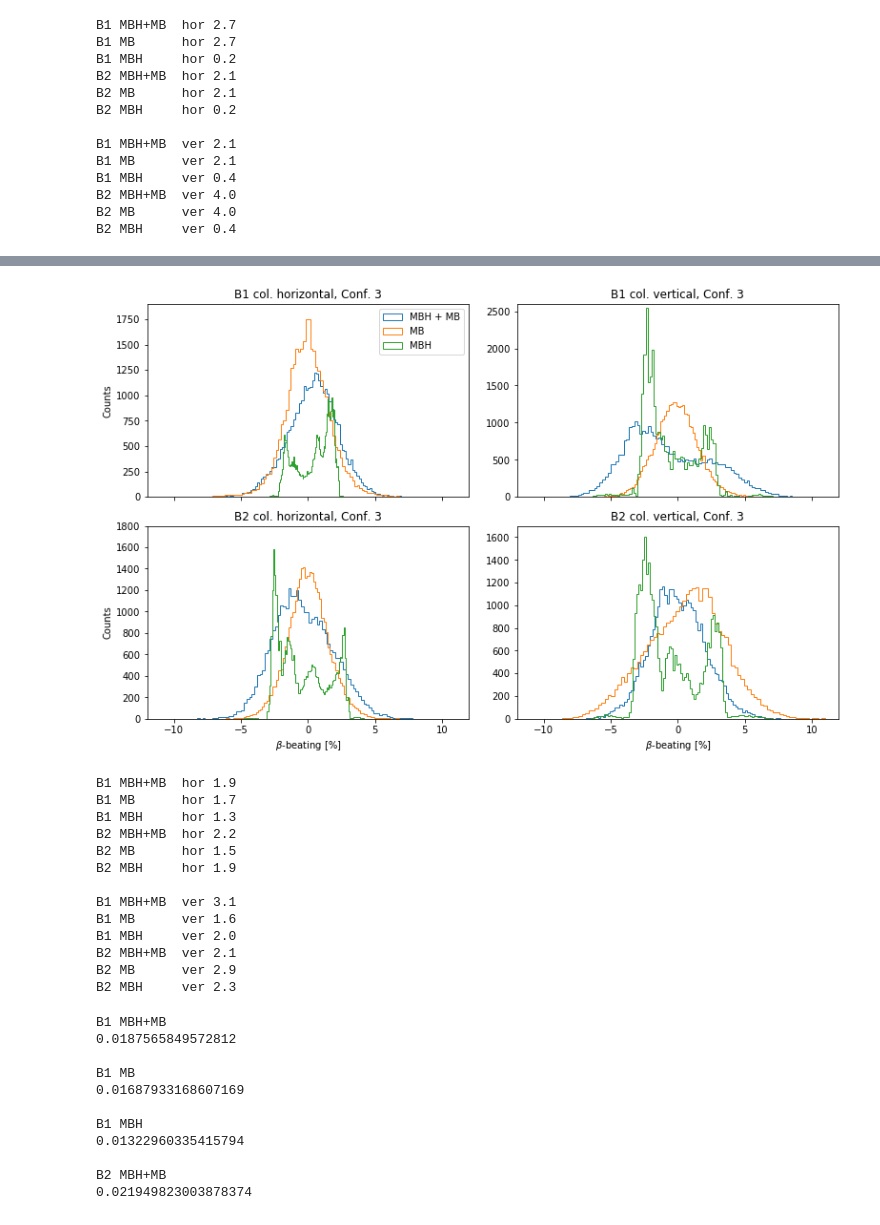
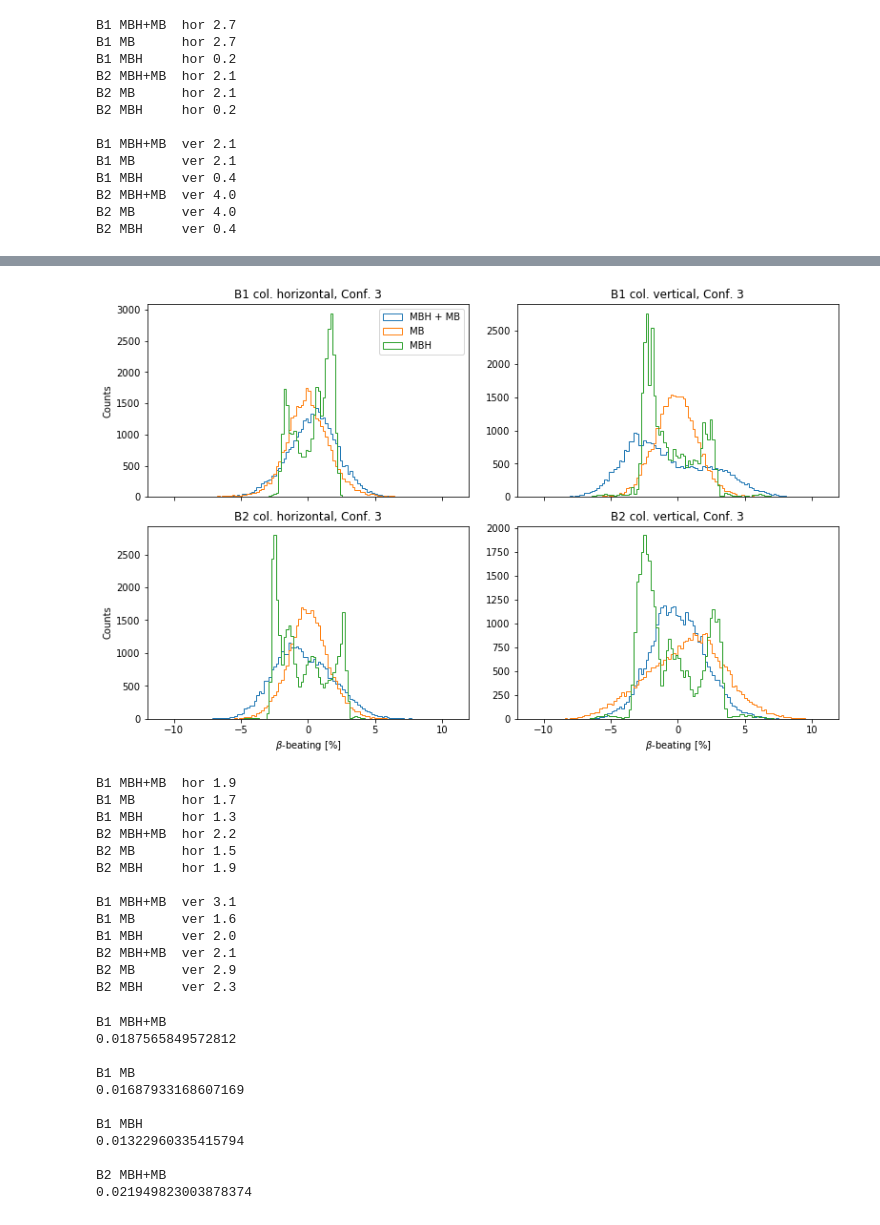
Before and after one commit to mtitze/HL-LHC, a Jupyter notebook: analyses/analysis_da_hllhc.ipynb, the cells around one changed output, grey strips where cells are left out. Cells and saved outputs as stored; diff of their text form; code cells hidden in the pictures.

```diff
--- a/analyses/analysis_da_hllhc.ipynb
+++ b/analyses/analysis_da_hllhc.ipynb
@@ -842,50 +1123,51 @@ bb23y, _ = bb.get_bb_all_seeds(datadir+'HLLHC_B2_col_MBH1_MB0_BPM_seed_{0}_ql_1.
 fig, ((ax1,ax3), (ax2,ax4)) = plt.subplots(2, 2, sharex=True,figsize=[13,8])
 
 conf="Conf. 3"
 mode="col"
+nbins=120
 
-ax1.hist(bb11x*100,bins=100,histtype='step',label='MBH + MB')
-ax1.hist(bb12x*100,bins=100,histtype='step',label='MB')
-ax1.hist(bb13x*100,bins=100,histtype='step',label='MBH')
+ax1.hist(bb11x*100,bins=nbins,range=(-11,11),histtype='step',label='MBH + MB')
+ax1.hist(bb12x*100,bins=nbins,range=(-11,11),histtype='step',label='MB')
+ax1.hist(bb13x*100,bins=nbins,range=(-11,11),histtype='step',label='MBH')
 ax1.set_title('B1 {0}. horizontal, {1}'.format(mode,conf))
 ax1.legend()
 
-ax2.hist(bb21x*100,bins=100,histtype='step')
-ax2.hist(bb22x*100,bins=100,histtype='step')
-ax2.hist(bb23x*100,bins=100,histtype='step')
+ax2.hist(bb21x*100,bins=nbins,range=(-11,11),histtype='step')
+ax2.hist(bb22x*100,bins=nbins,range=(-11,11),histtype='step')
+ax2.hist(bb23x*100,bins=nbins,range=(-11,11),histtype='step')
 ax2.set_title('B2 {0}. horizontal, {1}'.format(mode,conf))
 
-ax3.hist(bb11y*100,bins=100,histtype='step')
-ax3.hist(bb12y*100,bins=100,histtype='step')
-ax3.hist(bb13y*100,bins=100,histtype='step')
+ax3.hist(bb11y*100,bins=nbins,range=(-11,11),histtype='step')
+ax3.hist(bb12y*100,bins=nbins,range=(-11,11),histtype='step')
+ax3.hist(bb13y*100,bins=nbins,range=(-11,11),histtype='step')
 ax3.set_title('B1 {0}. vertical, {1}'.format(mode,conf))
 
-ax4.hist(bb21y*100,bins=100,histtype='step')
-ax4.hist(bb22y*100,bins=100,histtype='step')
-ax4.hist(bb23y*100,bins=100,histtype='step')
+ax4.hist(bb21y*100,bins=nbins,range=(-11,11),histtype='step')
+ax4.hist(bb22y*100,bins=nbins,range=(-11,11),histtype='step')
+ax4.hist(bb23y*100,bins=nbins,range=(-11,11),histtype='step')
 ax4.set_title('B2 {0}. vertical, {1}'.format(mode,conf))
 
 
 for ax in [ax2, ax4]:
     ax.set_xlabel(r'$\beta$-beating [%]')
 
 for ax in [ax1, ax2]:
     ax.set_ylabel(r'Counts')
 
 ax1.set_xlim(-12,12)
 ax2.set_xlim(-12,12)
 
-ax1.set_ylim(0,1900)
-ax2.set_ylim(0,1800)
-ax3.set_ylim(0,2600)
-ax4.set_ylim(0,1700)
+# ax1.set_ylim(0,1900)
+# ax2.set_ylim(0,1800)
+# ax3.set_ylim(0,2600)
+# ax4.set_ylim(0,1700)
 
 plt.subplots_adjust(wspace=0.15, hspace=0.15)
 plt.savefig('output/bbeat_collision_conf3.pdf',bbox_inches='tight')
 plt.show()
 print_summary()
 # %% [output]
-[figure, old version]
+[figure, new version]
 B1 MBH+MB  hor 1.9
 B1 MB      hor 1.7
 B1 MBH     hor 1.3
```
Also changed, not shown: parts of 25 cells of this notebook.
